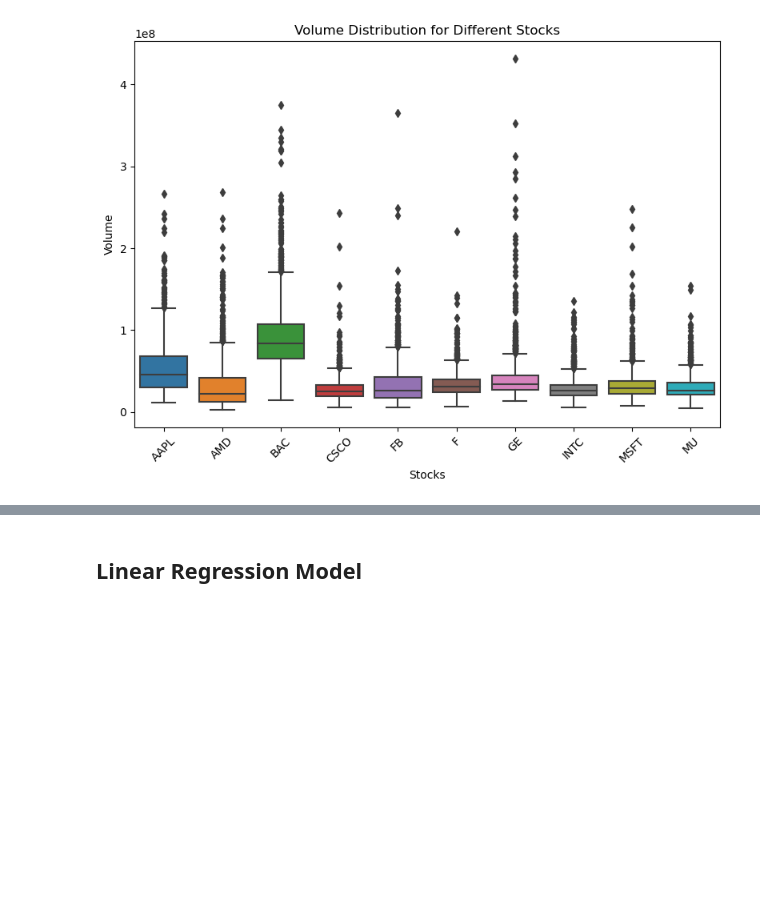
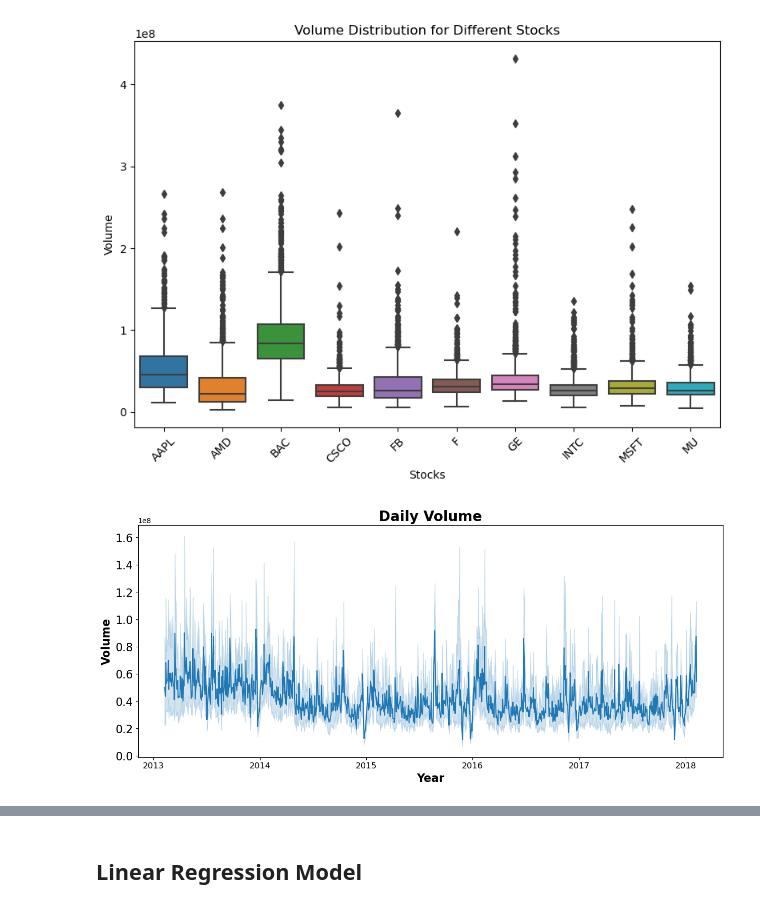
Before and after one commit to paarthvisharma/StockPricePrediction, a Jupyter notebook: StockPrediction.ipynb, the cells around one changed output, grey strips where cells are left out. Drawn from its saved outputs; the diff is of its cells as text; code cells hidden in the pictures; blank space fills up the shorter version.

```diff
--- a/StockPrediction.ipynb
+++ b/StockPrediction.ipynb
@@ -253,3 +253,20 @@ plt.tight_layout()
 plt.show()
 # %% [output]
 [figure]
+# %%
+# Convert 'Date' column to datetime because it's not already in datetime format
+filtered_df['date'] = pd.to_datetime(filtered_df['date'])
+
+# Plot Daily Volume Lineplot
+fig, ax = plt.subplots(figsize=(15, 6))
+snd.lineplot(data=filtered_df, x='date', y='volume')
+
+# Formatting
+ax.set_title('Daily Volume', fontsize=20, loc='center', fontdict=dict(weight='bold'))
+ax.set_xlabel('Year', fontsize=16, fontdict=dict(weight='bold'))
+ax.set_ylabel('Volume', fontsize=16, fontdict=dict(weight='bold'))
+plt.tick_params(axis='y', which='major', labelsize=16)
+plt.tick_params(axis='x', which='major', labelsize=12)  # Adjusting X-axis label size if needed
+plt.show()
+# %% [output]
+[figure, added]
```
Also changed, not shown: parts of 8 cells of this notebook.
